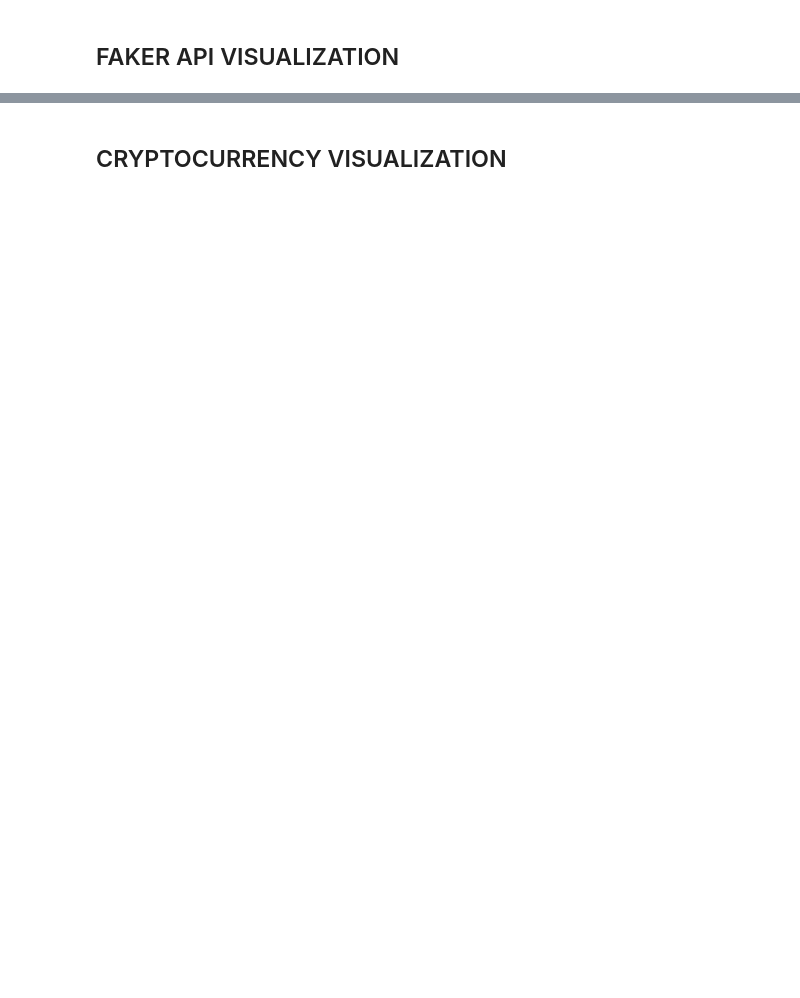
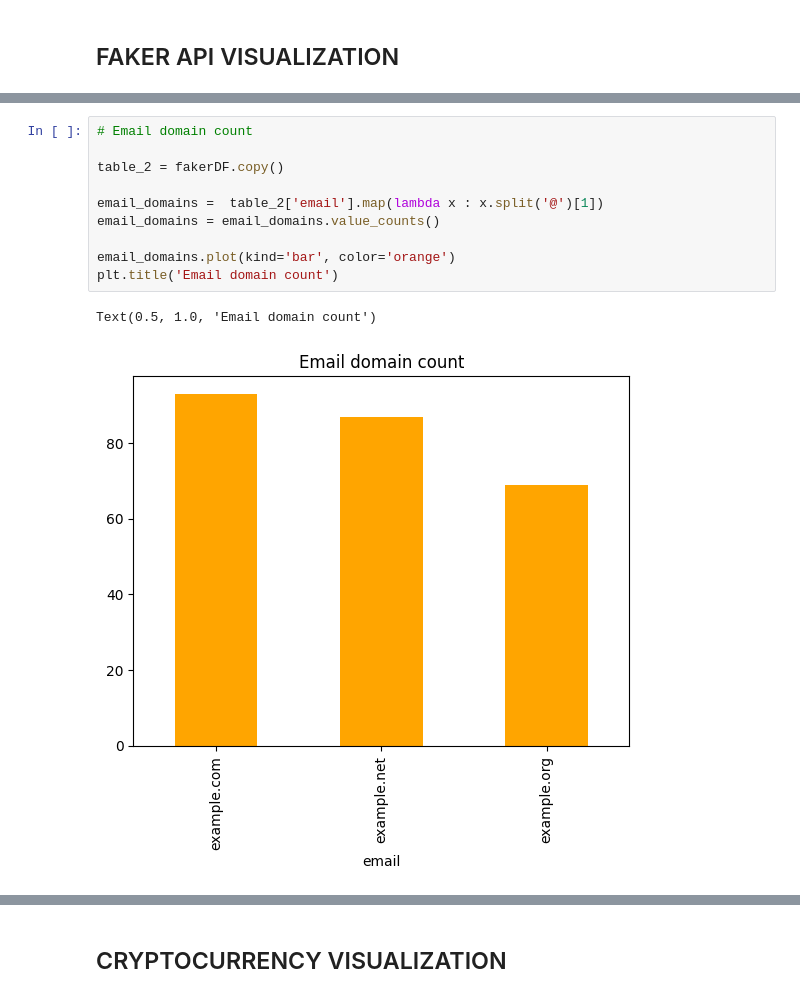
Before and after one commit to OnlyUsePascal/docker-kafka-cassandra-main, a Jupyter notebook: consumer-visualize/python/blog-visuals.ipynb, the cells around one changed output, grey strips where cells are left out. Drawn from its saved outputs; the diff is of its cells as text; blank space fills up the shorter version.

```diff
--- a/consumer-visualize/python/blog-visuals.ipynb
+++ b/consumer-visualize/python/blog-visuals.ipynb
@@ -67,0 +89,13 @@ Text(0.5, 1.0, 'Recorded temperature in Melbourne (Celcisus)')
+# %%
+# Email domain count
+
+table_2 = fakerDF.copy()
+
+email_domains =  table_2['email'].map(lambda x : x.split('@')[1])
+email_domains = email_domains.value_counts()
+
+email_domains.plot(kind='bar', color='orange')
+plt.title('Email domain count')
+# %% [output]
+Text(0.5, 1.0, 'Email domain count')
+[figure, added]
```
Also changed, not shown: parts of 11 cells of this notebook, 3 other files.
